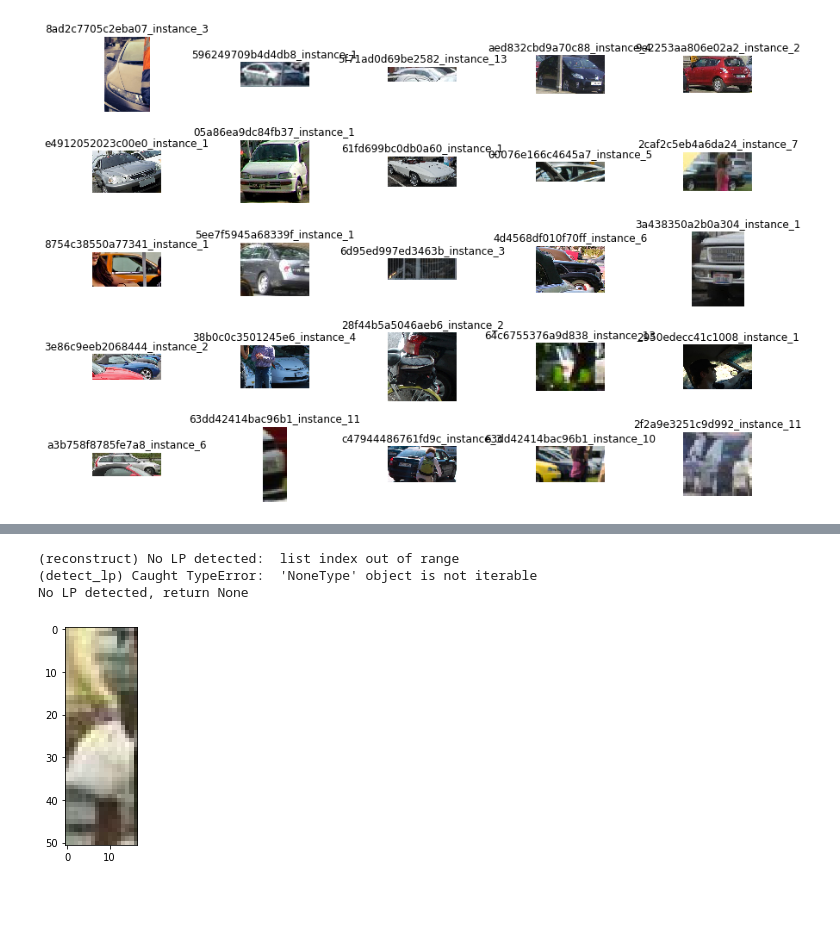
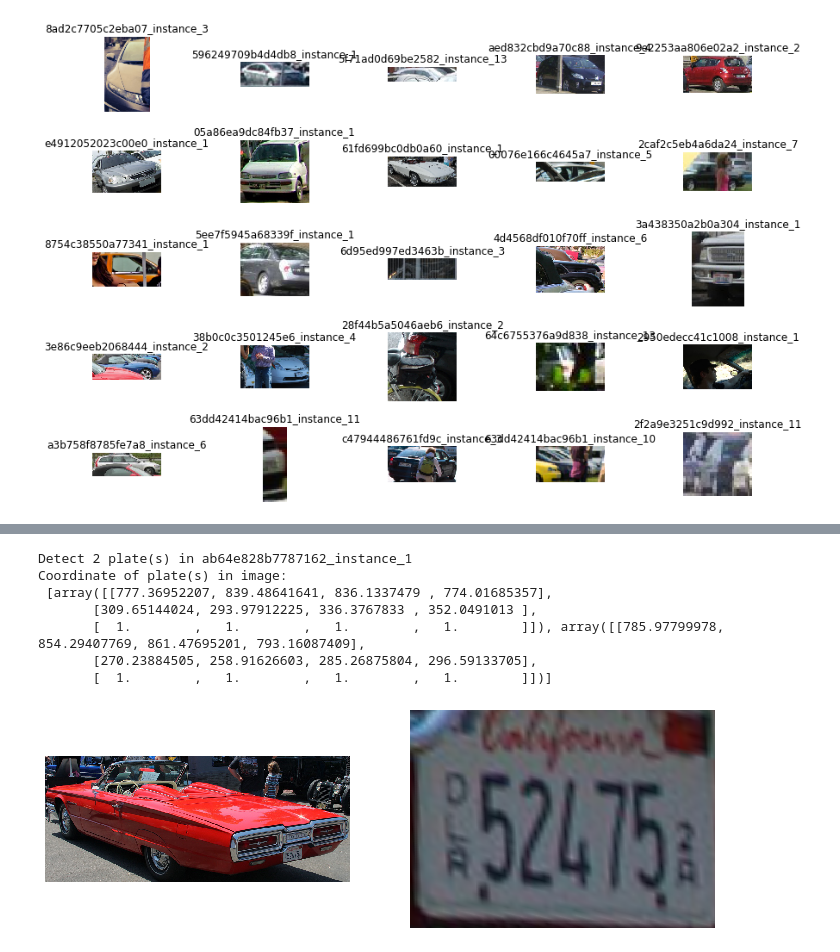
Before and after one commit to jwillow19/license-plate-detection-recognition, a Jupyter notebook: WPOD_lp_detection.ipynb, the cells around one changed output, grey strips where cells are left out. Cells and saved outputs as stored; diff of their text form; code cells hidden in the pictures; blank space fills up the shorter version.

```diff
--- a/WPOD_lp_detection.ipynb
+++ b/WPOD_lp_detection.ipynb
@@ -108,35 +106,40 @@ def detect_plate(img_path):
     bound = min(size, Dmax)
     # Detect LP with wpod-net
     try:
         _ , LpImg, _, cor = detect_lp(wpod_net, bbox, bound, lp_threshold=0.5)
         return LpImg, cor
     except TypeError:
         print('No LP detected, return None')
         return None, None
 
 
 # 34, 270 has detectable plate
 # 56
-demo = input_path[56]
+demo = input_path[270]
 LpImg, cor = detect_plate(demo)
+
 
 if LpImg:
     print("Detect %i plate(s) in"%len(LpImg),splitext(basename(demo))[0])
     print("Coordinate of plate(s) in image: \n", cor)
 
     # Visualize our result
     plt.figure(figsize=(12,5))
     plt.subplot(1,2,1)
     plt.axis(False)
     plt.imshow(preprocess(demo))
     plt.subplot(1,2,2)
     plt.axis(False)
     plt.imshow(LpImg[0])
 else:
     demo_img = cv2.imread(demo)
     plt.imshow(demo_img)
 # %% [output]
-(reconstruct) No LP detected:  list index out of range
-(detect_lp) Caught TypeError:  'NoneType' object is not iterable
-No LP detected, return None
+Detect 2 plate(s) in ab64e828b7787162_instance_1
+Coordinate of plate(s) in image:
+ [array([[777.36952207, 839.48641641, 836.1337479 , 774.01685357],
+       [309.65144024, 293.97912225, 336.3767833 , 352.0491013 ],
+       [  1.        ,   1.        ,   1.        ,   1.        ]]), array([[785.97799978, 854.29407769, 861.47695201, 793.16087409],
+       [270.23884505, 258.91626603, 285.26875804, 296.59133705],
+       [  1.        ,   1.        ,   1.        ,   1.        ]])]
-[figure, old version]
+[figure, new version]
```
Also changed, not shown: parts of 8 cells of this notebook, 1 other file.
